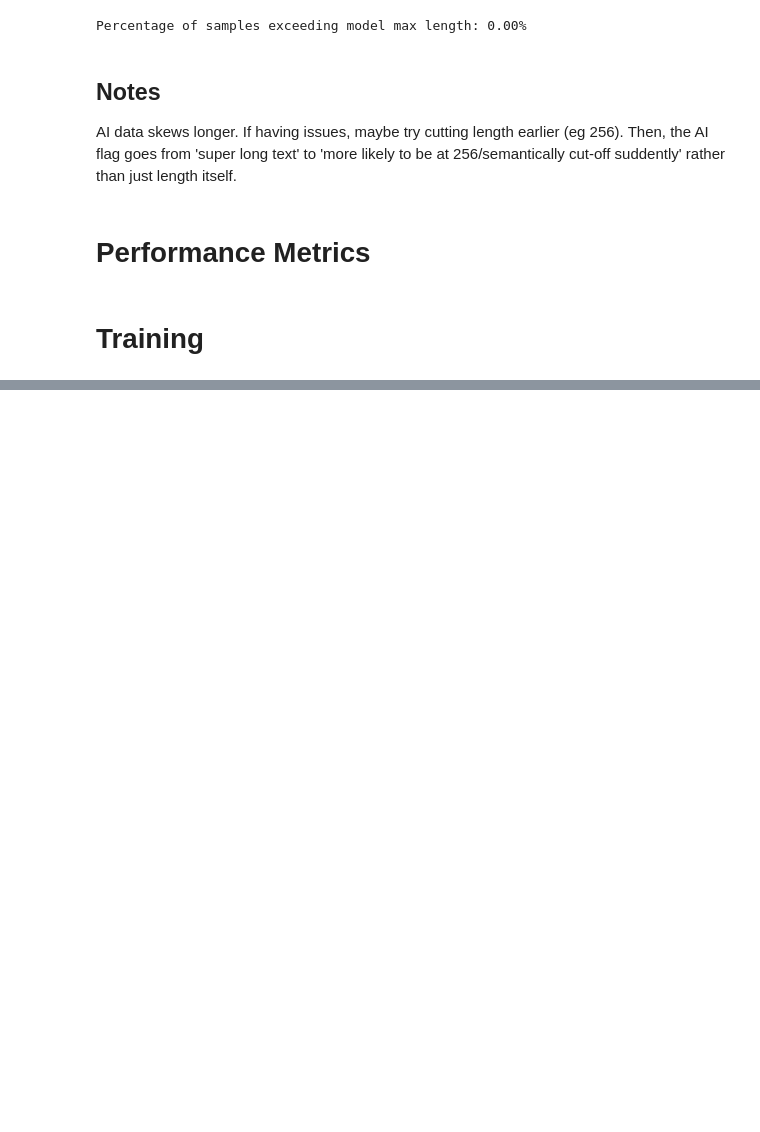
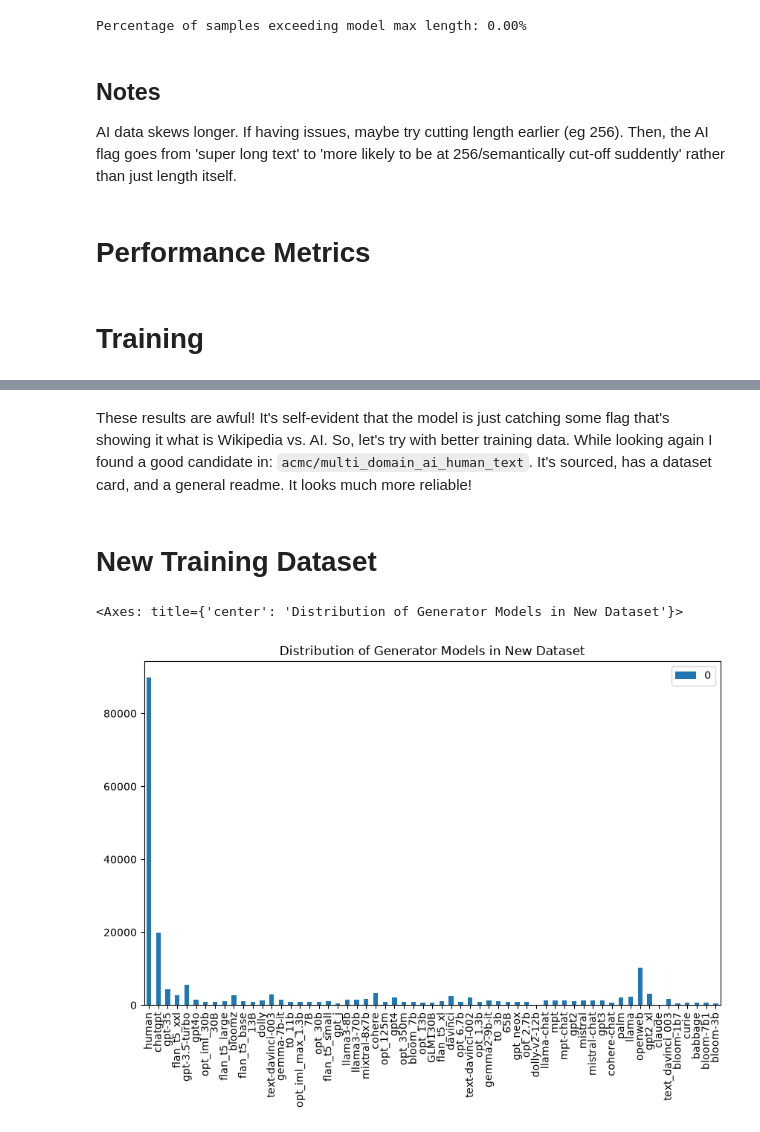
Before and after one commit to lucykappai/margnap, a Jupyter notebook: notebook.ipynb, the cells around one changed output, grey strips where cells are left out. Drawn from its saved outputs; the diff is of its cells as text; code cells hidden in the pictures; blank space fills up the shorter version.

```diff
--- a/notebook.ipynb
+++ b/notebook.ipynb
@@ -323,0 +396,12 @@ TrainOutput(global_step=3125, training_loss=0.025633332958221434, metrics={'trai
+# %% [markdown]
+These results are awful! It's self-evident that the model is just catching some flag that's showing it what is Wikipedia vs. AI. So, let's try with better training data. While looking again I found a good candidate in: `acmc/multi_domain_ai_human_text`. It's sourced, has a dataset card, and a general readme. It looks much more reliable!
+# %% [markdown]
+# New Training Dataset
+# %%
+new_dataset = load_dataset('acmc/multi_domain_ai_human_text')
+# %%
+df = pandas.DataFrame.from_dict(Counter(new_dataset['train']['generator_model'][:]), orient='index')
+df.plot(kind='bar', figsize=(10, 6), title='Distribution of Generator Models in New Dataset')
+# %% [output]
+<Axes: title={'center': 'Distribution of Generator Models in New Dataset'}>
+[figure, added]
```
Also changed, not shown: parts of 50 cells of this notebook, 1 other file.
